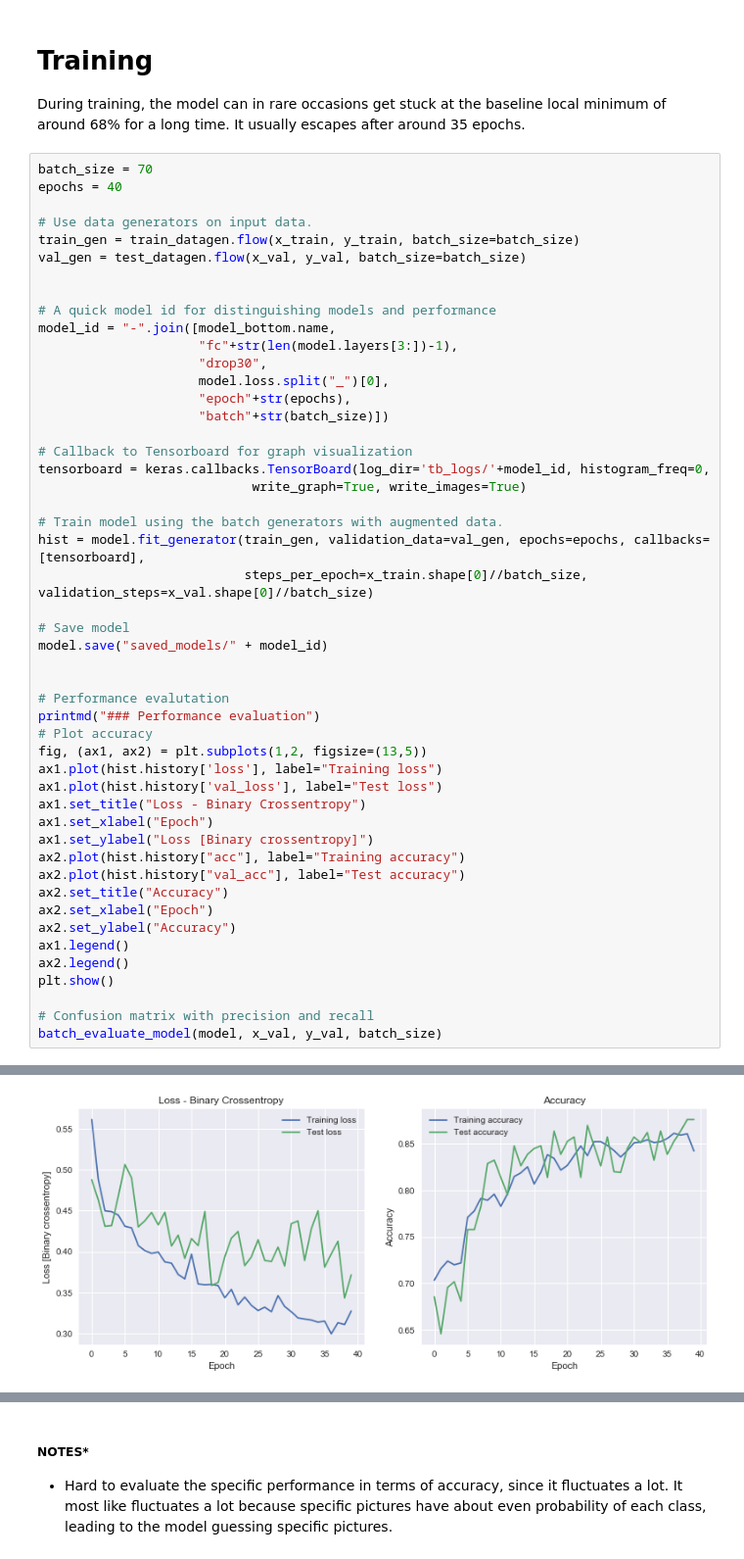
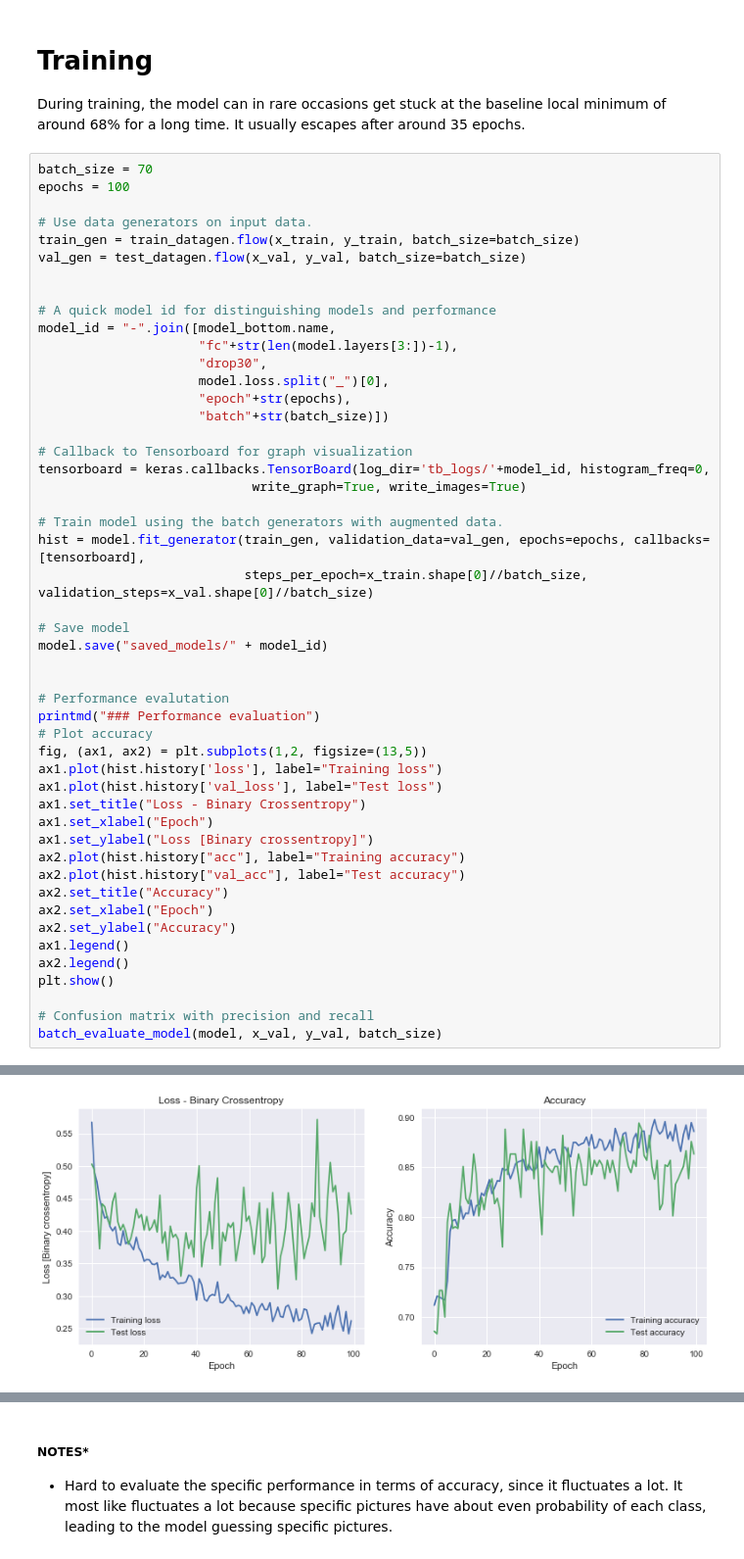
Before and after one commit to Roamix/02456_p5_dermatology, a Jupyter notebook: code/code_fullmodel.ipynb, the cells around one changed output, grey strips where cells are left out. Shown at 98% size. Cells and saved outputs as stored; diff of their text form.

```diff
--- a/code/code_fullmodel.ipynb
+++ b/code/code_fullmodel.ipynb
@@ -304,7 +254,7 @@ _________________________________________________________________
 During training, the model can in rare occasions get stuck at the baseline local minimum of around 68% for a long time. It usually escapes after around 35 epochs.
 # %%
 batch_size = 70
-epochs = 40
+epochs = 100
 
 # Use data generators on input data.
 train_gen = train_datagen.flow(x_train, y_train, batch_size=batch_size)
@@ -372,3 +322,3 @@ Epoch 40/40
 ### Performance evaluation
-[figure, old version]
+[figure, new version]
 #### Confusion matrix
```
Also changed, not shown: parts of 5 cells of this notebook, 5 other files.
